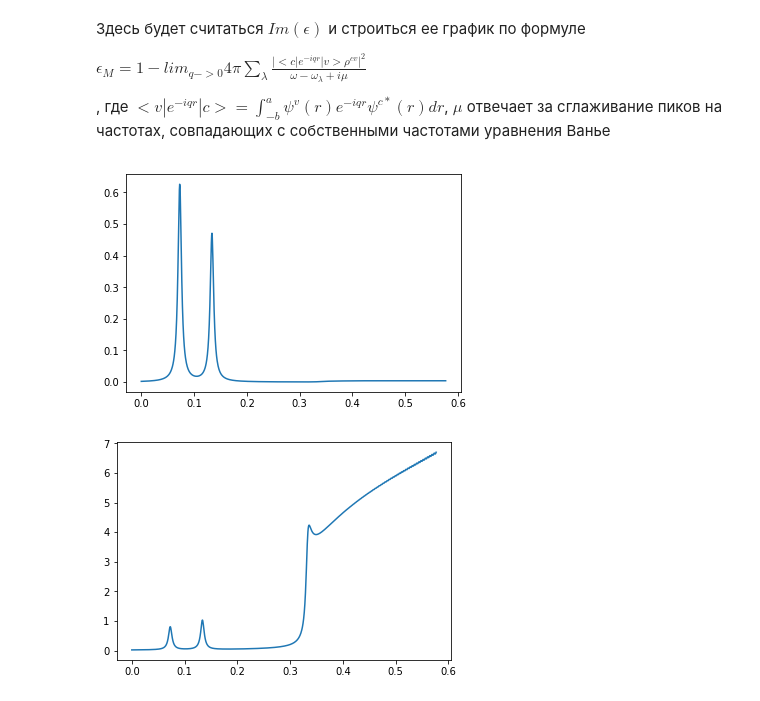
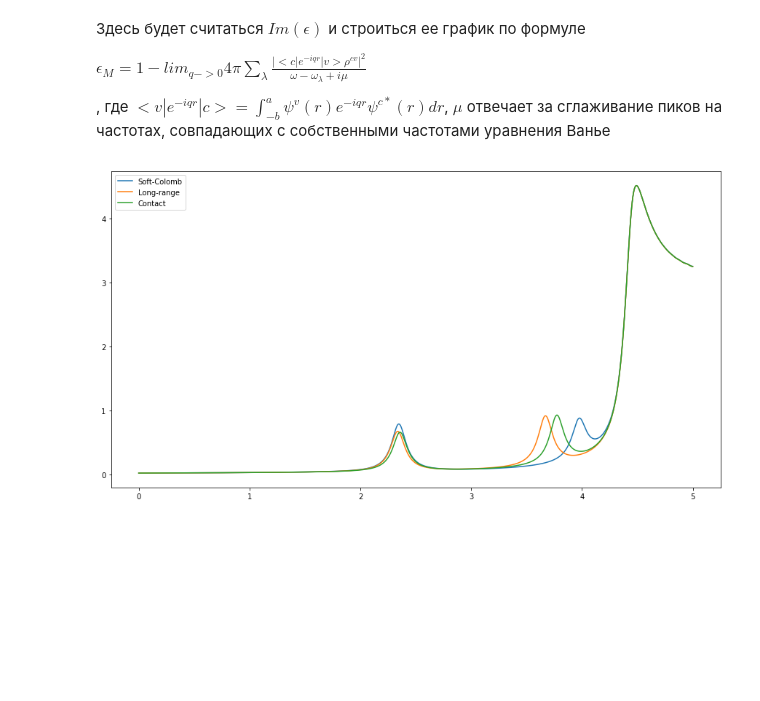
Before and after one commit to MegedMC/KP_problem, a Jupyter notebook: KP_exp_WF.ipynb, the cells around one changed output. Cells and saved outputs as stored; diff of their text form; code cells hidden in the pictures; blank space fills up the shorter version.

Commit message:
may compare spectra

```diff
--- a/KP_exp_WF.ipynb
+++ b/KP_exp_WF.ipynb
@@ -131,12 +153,23 @@ F = numpy.fromfunction(F_func,(N,N), dtype = int)
+# %%
+method += 1; name.append('Long-range')
+F = numpy.zeros((N,N), dtype = complex)
+def R_func(x,r): return A_LR / (4 * numpy.pi * abs(r_map[x]-r_map_alt[r]))
+R_SC = numpy.fromfunction(R_func, (N_r,N_r-1), dtype = int)
+def f_func(x,j): return simps(-fi[:,j,0]*fi[:,j,1].conj()*R_SC[:,x],x=None,dx=h,axis=0)
+f_SC = numpy.fromfunction(f_func, (N_r-1,N), dtype = int)
+def F_func(i,j): return simps(f_SC[:,j]*fi_alt[:,i,0].conj()*fi_alt[:,i,1],x=None,dx=h,axis=0)*2/Volume**2
+F = numpy.fromfunction(F_func,(N,N), dtype = int)
 # %% [markdown]
 Этот блок считает F посредством контактного ядра $f_{xc}^{cont}(x,x')=-A^{cont}\delta (x-x')$
 # %%
+method += 1; name.append('Contact')
 F = numpy.zeros((N,N), dtype = complex)
 def f_cont(i,j): return simps(-fi[:,j,0]*fi[:,j,1].conj()*A_cont*fi[:,i,0].conj()*fi[:,i,1],x=None,dx=h,axis=0)*2/Volume**2
 F = numpy.fromfunction(f_cont,(N,N), dtype = int)
 # %% [markdown]
 Здесь выводится матрца F(k,k'), а потом решается уравнение (21) как задача на поиск собственных векторов.
 # %%
+plt.rcParams['figure.figsize'] = [7,5]
 x, y = numpy.meshgrid(k_map, k_map)
 fig = plt.contourf(x, y, abs(F))
 plt.colorbar(fig)
@@ -148,9 +181,12 @@ fr,v = numpy.linalg.eigh(F)
 # %% [markdown]
 Вывод графиков зависимости квадрата плотности состояния $|\rho^{cv}(k)|^2$, которому соответсвует честота перехода w, от волнового числа. Num - порядковый номер собственного числа (и соответствующего собственного вектора)
 # %%
-for num in range (0,3):
-    fig, ax = plt.subplots()
-    print(fr[num])
-    ax.plot(k_map, (abs(v[:,num]))**2)
+plt.rcParams['figure.figsize'] = [7,5]
+fig, ax = plt.subplots()
+num = 0
+while (fr[num] < E_map[N//2,2] - E_map[N//2,1]):
+    ax.plot(k_map, (abs(v[:,num]))**2, label='excitation = %(first)f' % {"first": fr[num]})
+    num = num + 1
+ax.legend()
 plt.show()
 # %% [output]
@@ -169,40 +200,25 @@ $
 
 , где $< v|e^{-iqr}|c > = \int_{-b}^{a} \psi^v(r) e^{-iqr} \psi^{c*}(r) dr $, $\mu$ отвечает за сглаживание пиков на частотах, совпадающих с собственными частотами уравнения Ванье
 # %%
-#correct formula but wrong spectrum
-q=0.0013; N_w = 1000; eta = 0.004
-w_map = numpy.linspace(0., fr[N // 2], N_w)
-F_fr = numpy.zeros(numpy.size(w_map), dtype = complex)
+#gives proper spectra
+N_w = 1000
+plt.rcParams['figure.figsize'] = [15,8]
+w_map = numpy.linspace(0., fr_end, N_w)
+F_fr = numpy.zeros(N_w, dtype = complex)
 Int = numpy.zeros(N, dtype = complex); ME = numpy.zeros(N, dtype = complex)
 def integr(i):
-    return simps(fi[:,i,1].conj()*fi[:,i,0]*numpy.exp(-1.j*q*r_map[:],dtype=complex),dx=h)
+    return simps(fi[:,i,1].conj()*fi[:,i,0]*numpy.exp(-1.j*q*r_map[:],dtype=complex),dx=h)/(a+b)
 for i in range (0,N):
-    Int[i] = integr(i)
-ME[:] = abs(Int.dot(v[:])/(a+b))**2
+    Int[i] = abs(integr(i))**2
+ME[:] = Int.dot(abs(v[:])**2)
 for w in range (0, N_w):
     Int[:] = (w_map[w] - fr[:] + 1.j * eta) ** (-1)
     F_fr[w] = 1 - 4 * numpy.pi * Int.dot(ME)
+Spectra.append(F_fr)
 fig, ax = plt.subplots()
-ax.plot(w_map,F_fr.imag)
+for num in range (0,method+1):
+    ax.plot(w_map,Spectra[num].imag, label=name[num])
+ax.legend(loc = 'upper left')
 plt.show()
 # %% [output]
-[figure, old version]
+[figure, new version]
-# %%
-#gives proper spectrum
-q=0.0013; N_w = 1000; eta = 0.004
-w_map = numpy.linspace(0., fr[N // 2], N_w)
-F_fr = numpy.zeros(numpy.size(w_map), dtype = complex)
-Int = numpy.zeros(N, dtype = complex); ME = numpy.zeros(N, dtype = complex)
-def integr(i):
-    return simps(fi[:,i,1].conj()*fi[:,i,0]*numpy.exp(-1.j*q*r_map[:],dtype=complex),dx=h)
-for i in range (0,N):
-    Int[i] = abs(integr(i))**2
-ME[:] = Int.dot(abs(v[:])**2)#/(a+b)
-for w in range (0, N_w):
-    Int[:] = (w_map[w] - fr[:] + 1.j * eta) ** (-1)
-    F_fr[w] = 1 - 4 * numpy.pi * Int.dot(ME)*spc.k0(numpy.sqrt(alph)*q)
-fig, ax = plt.subplots()
-ax.plot(w_map,F_fr.imag)
-plt.show()
-# %% [output]
-[figure, removed]
```
Also changed, not shown: parts of 11 cells of this notebook.
